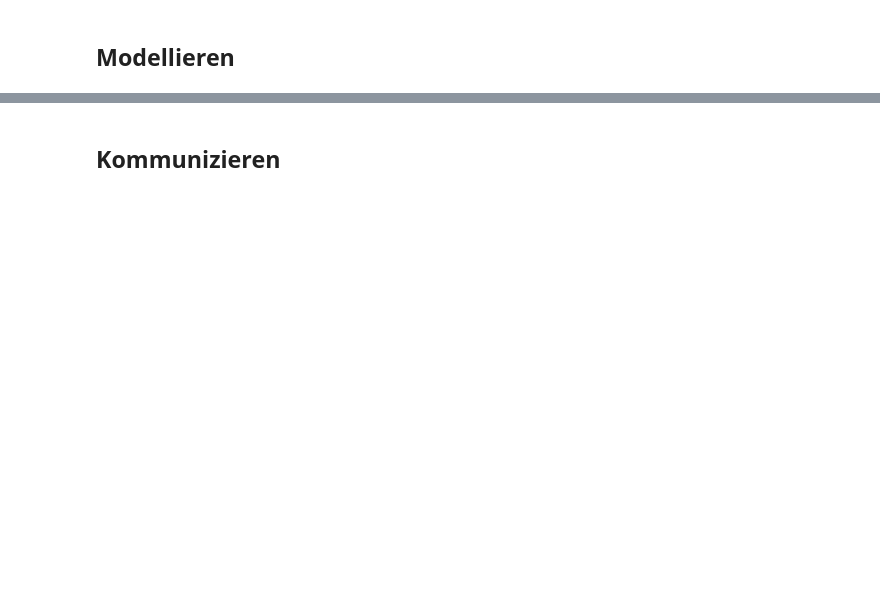
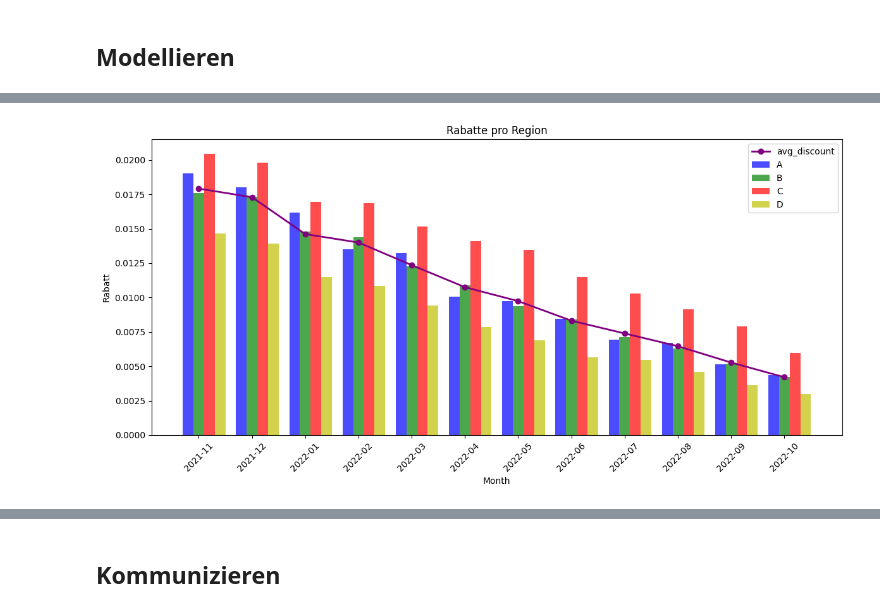
Before and after one commit to AliBenBali/TabletGmbHProjekt, a Jupyter notebook: Fallstudie.ipynb, the cells around one changed output, grey strips where cells are left out. Saved outputs shown, nothing was run; the diff lists cells and outputs as text; code cells hidden in the pictures; blank space fills up the shorter version.

```diff
--- a/Fallstudie.ipynb
+++ b/Fallstudie.ipynb
@@ -349,0 +655,55 @@ df_sales.groupby(["product","year", "month"]).agg({"customer_rating" : {"mean",
+# %%
+df_sales_A = df_sales[df_sales['region'] == 'A']
+df_sales_B = df_sales[df_sales['region'] == 'B']
+df_sales_C = df_sales[df_sales['region'] == 'C']
+df_sales_D = df_sales[df_sales['region'] == 'D']
+# %%
+# Group by month and count sales
+df_discounts_A_monthly = df_sales_A.groupby(df_sales_A['date'].dt.to_period('M'))['discount'].mean().reset_index()
+df_discounts_B_monthly = df_sales_B.groupby(df_sales_B['date'].dt.to_period('M'))['discount'].mean().reset_index()
+df_discounts_C_monthly = df_sales_C.groupby(df_sales_C['date'].dt.to_period('M'))['discount'].mean().reset_index()
+df_discounts_D_monthly = df_sales_D.groupby(df_sales_D['date'].dt.to_period('M'))['discount'].mean().reset_index()
+
+df_discounts_A_monthly['date'] = df_discounts_A_monthly['date'].dt.to_timestamp()
+df_discounts_B_monthly['date'] = df_discounts_B_monthly['date'].dt.to_timestamp()
+df_discounts_C_monthly['date'] = df_discounts_C_monthly['date'].dt.to_timestamp()
+df_discounts_D_monthly['date'] = df_discounts_D_monthly['date'].dt.to_timestamp()
+# %%
+# Set the size of the plot
+plt.figure(figsize=(12, 6))
+
+# Extract year and month from the 'date' column
+df_discounts_online_monthly['year_month'] = df_discounts_online_monthly['date'].dt.strftime('%Y-%m')
+
+# Create a list of unique year_month values for x-axis
+x_labels = df_discounts_online_monthly['year_month'].unique()
+x = np.arange(len(df_discounts_online_monthly['date']))
+
+# Define the width for each bar
+bar_width = 0.2
+
+# Create the bar plots for each sales channel
+plt.bar(x - bar_width, (1 - df_discounts_A_monthly['discount']), width=bar_width, label='A', color='b', alpha=0.7)
+plt.bar(x, (1 - df_discounts_B_monthly['discount']), width=bar_width, label='B', color='g', alpha=0.7)
+plt.bar(x + bar_width, (1 - df_discounts_C_monthly['discount']), width=bar_width, label='C', color='r', alpha=0.7)
+plt.bar(x + (2 * bar_width), (1 - df_discounts_D_monthly['discount']), width=bar_width, label='D', color='y', alpha=0.7)
+
+# Plot the line plot using data from df_discounts_monthly
+plt.plot(x, (1 - df_discounts_monthly['discount']), label='avg_discount', color='purple', linewidth=2, marker='o')
+
+# Enhance the plot with titles and labels
+plt.title('Rabatte pro Region')
+plt.xlabel('Month')
+plt.ylabel('Rabatt')
+
+# Set x-axis ticks and labels to be the dates
+plt.xticks(x, x_labels, rotation=45)
+
+# Add legend
+plt.legend(loc='upper right')
+
+# Show the plot
+plt.tight_layout()
+plt.show()
+# %% [output]
+[figure, added]
```
Also changed, not shown: parts of 27 cells of this notebook.
